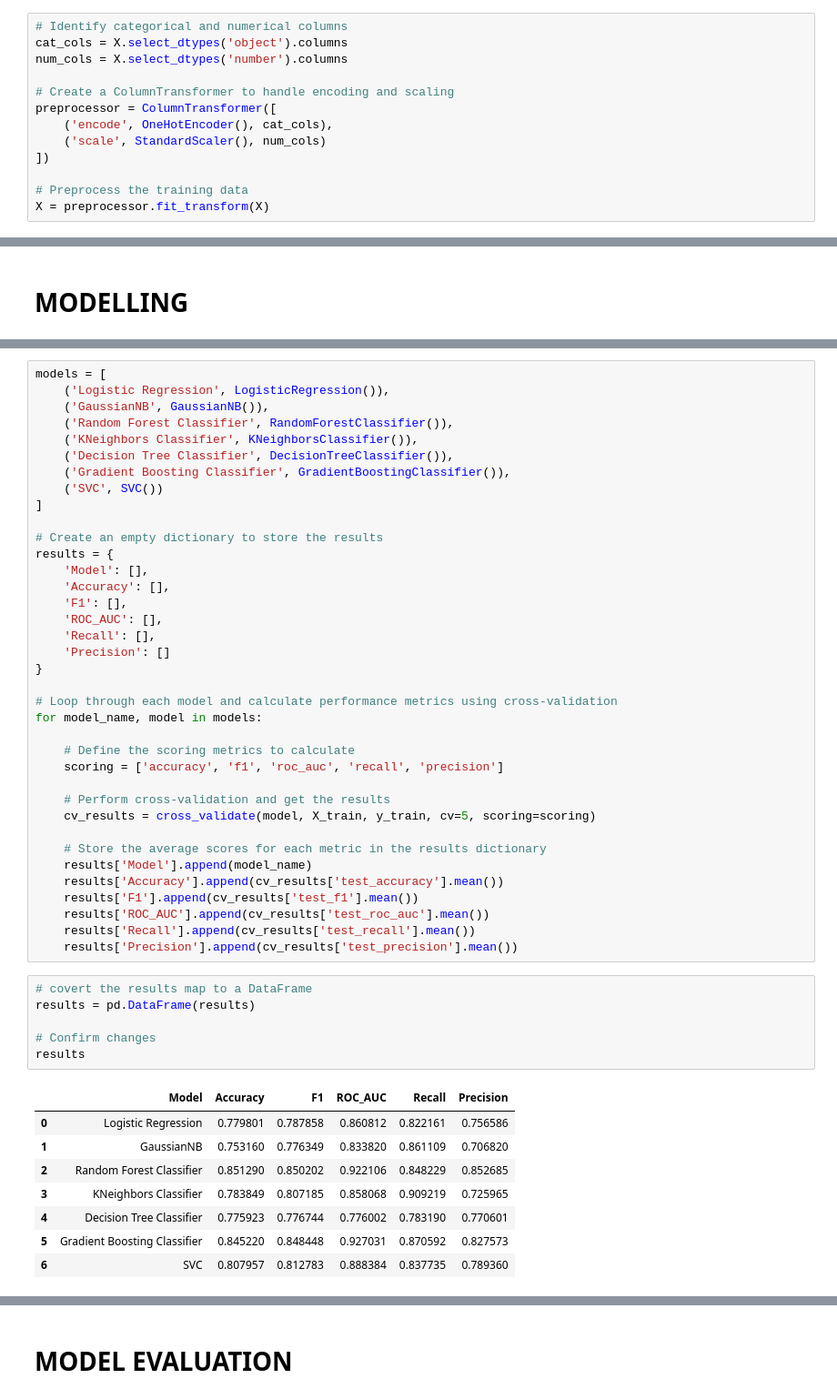
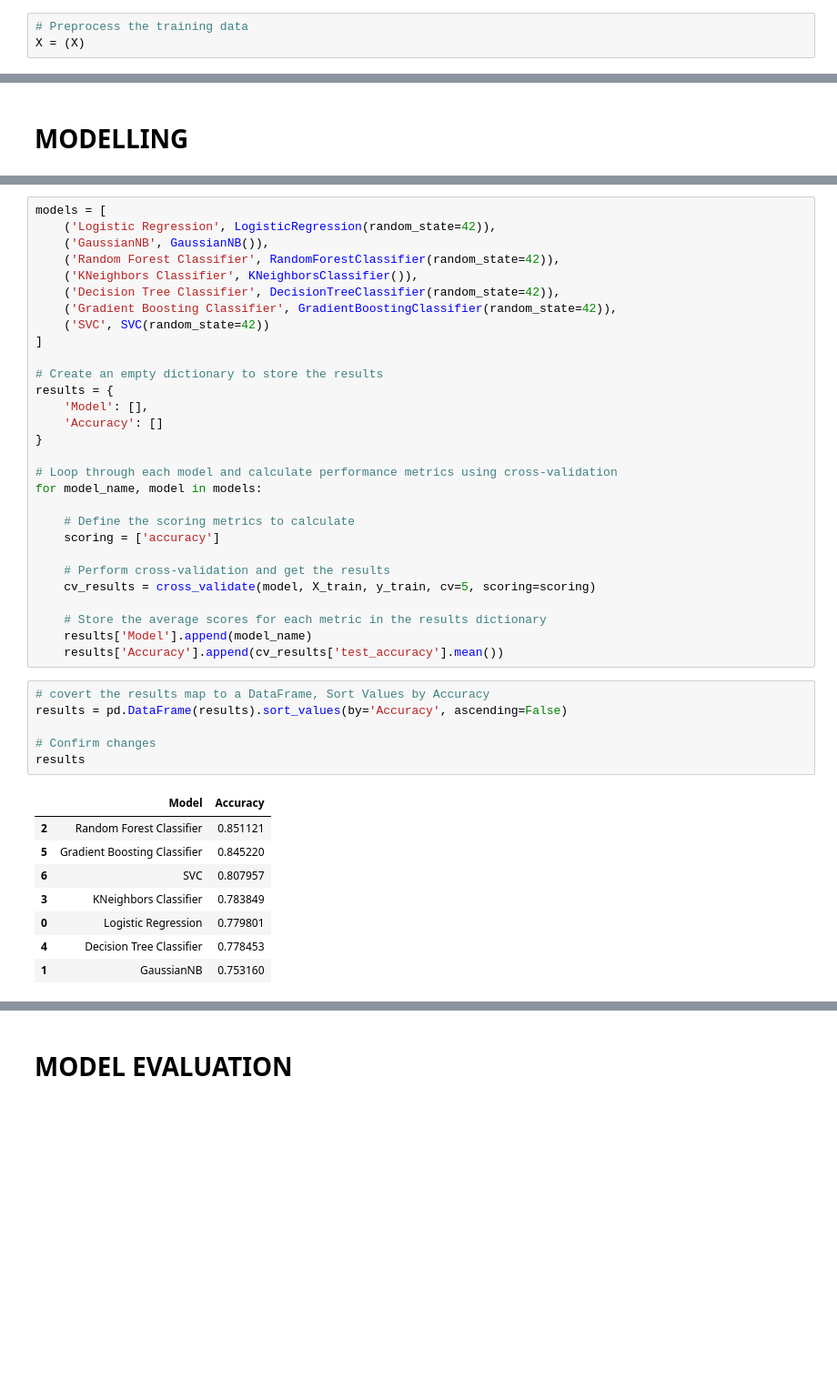
Before and after one commit to snyamson/LP2-Customer-Churn-Machine-Learning-Prediction, a Jupyter notebook: code/lp2 - customer churn classification.ipynb, the cells around one changed output, grey strips where cells are left out. Shown at 91% size. Saved outputs shown, nothing was run; the diff lists cells and outputs as text; blank space fills up the shorter version.

```diff
--- a/code/lp2 - customer churn classification.ipynb
+++ b/code/lp2 - customer churn classification.ipynb
@@ -936,19 +964,9 @@ y = train['Churn']
 labelEncoder = LabelEncoder()
 
 y = labelEncoder.fit_transform(y)
-# %%
-# Identify categorical and numerical columns
-cat_cols = X.select_dtypes('object').columns
-num_cols = X.select_dtypes('number').columns
-
-# Create a ColumnTransformer to handle encoding and scaling
-preprocessor = ColumnTransformer([
-    ('encode', OneHotEncoder(), cat_cols),
-    ('scale', StandardScaler(), num_cols)
-])
-
-# Preprocess the training data
-X = preprocessor.fit_transform(X)
+# %%
+# Preprocess the training data
+X = (X)
 # %% [markdown]
 ### HANDLING CLASS IMBALANCE
 
@@ -1005,29 +1023,25 @@ We evaluate each model's performance using cross-validation to ensure reliable m
 # %%
 models = [
-    ('Logistic Regression', LogisticRegression()),
+    ('Logistic Regression', LogisticRegression(random_state=42)),
     ('GaussianNB', GaussianNB()),
-    ('Random Forest Classifier', RandomForestClassifier()),
+    ('Random Forest Classifier', RandomForestClassifier(random_state=42)),
     ('KNeighbors Classifier', KNeighborsClassifier()),
-    ('Decision Tree Classifier', DecisionTreeClassifier()),
-    ('Gradient Boosting Classifier', GradientBoostingClassifier()),
-    ('SVC', SVC())
+    ('Decision Tree Classifier', DecisionTreeClassifier(random_state=42)),
+    ('Gradient Boosting Classifier', GradientBoostingClassifier(random_state=42)),
+    ('SVC', SVC(random_state=42))
 ]
 
 # Create an empty dictionary to store the results
 results = {
     'Model': [],
-    'Accuracy': [],
-    'F1': [],
-    'ROC_AUC': [],
-    'Recall': [],
-    'Precision': []
+    'Accuracy': []
 }
 
 # Loop through each model and calculate performance metrics using cross-validation
 for model_name, model in models:
 
     # Define the scoring metrics to calculate
-    scoring = ['accuracy', 'f1', 'roc_auc', 'recall', 'precision']
+    scoring = ['accuracy']
 
     # Perform cross-validation and get the results
     cv_results = cross_validate(model, X_train, y_train, cv=5, scoring=scoring)
@@ -1035,25 +1049,21 @@ for model_name, model in models:
     # Store the average scores for each metric in the results dictionary
     results['Model'].append(model_name)
     results['Accuracy'].append(cv_results['test_accuracy'].mean())
-    results['F1'].append(cv_results['test_f1'].mean())
-    results['ROC_AUC'].append(cv_results['test_roc_auc'].mean())
-    results['Recall'].append(cv_results['test_recall'].mean())
-    results['Precision'].append(cv_results['test_precision'].mean())
 # %%
-# covert the results map to a DataFrame
-results = pd.DataFrame(results)
+# covert the results map to a DataFrame, Sort Values by Accuracy
+results = pd.DataFrame(results).sort_values(by='Accuracy', ascending=False)
 
 # Confirm changes
 results
 # %% [output]
-|  | Model | Accuracy | F1 | ROC_AUC | Recall | Precision |
-| 0 | Logistic Regression | 0.779801 | 0.787858 | 0.860812 | 0.822161 | 0.756586 |
-| 1 | GaussianNB | 0.753160 | 0.776349 | 0.833820 | 0.861109 | 0.706820 |
-| 2 | Random Forest Classifier | 0.851290 | 0.850202 | 0.922106 | 0.848229 | 0.852685 |
-| 3 | KNeighbors Classifier | 0.783849 | 0.807185 | 0.858068 | 0.909219 | 0.725965 |
-| 4 | Decision Tree Classifier | 0.775923 | 0.776744 | 0.776002 | 0.783190 | 0.770601 |
-| 5 | Gradient Boosting Classifier | 0.845220 | 0.848448 | 0.927031 | 0.870592 | 0.827573 |
-| 6 | SVC | 0.807957 | 0.812783 | 0.888384 | 0.837735 | 0.789360 |
+|  | Model | Accuracy |
+| 2 | Random Forest Classifier | 0.851121 |
+| 5 | Gradient Boosting Classifier | 0.845220 |
+| 6 | SVC | 0.807957 |
+| 3 | KNeighbors Classifier | 0.783849 |
+| 0 | Logistic Regression | 0.779801 |
+| 4 | Decision Tree Classifier | 0.778453 |
+| 1 | GaussianNB | 0.753160 |
 # %% [markdown]
 ### MODEL PERFORMANCE VISUALIZATION
 
```
Also changed, not shown: parts of 32 cells of this notebook, 1 other file.
